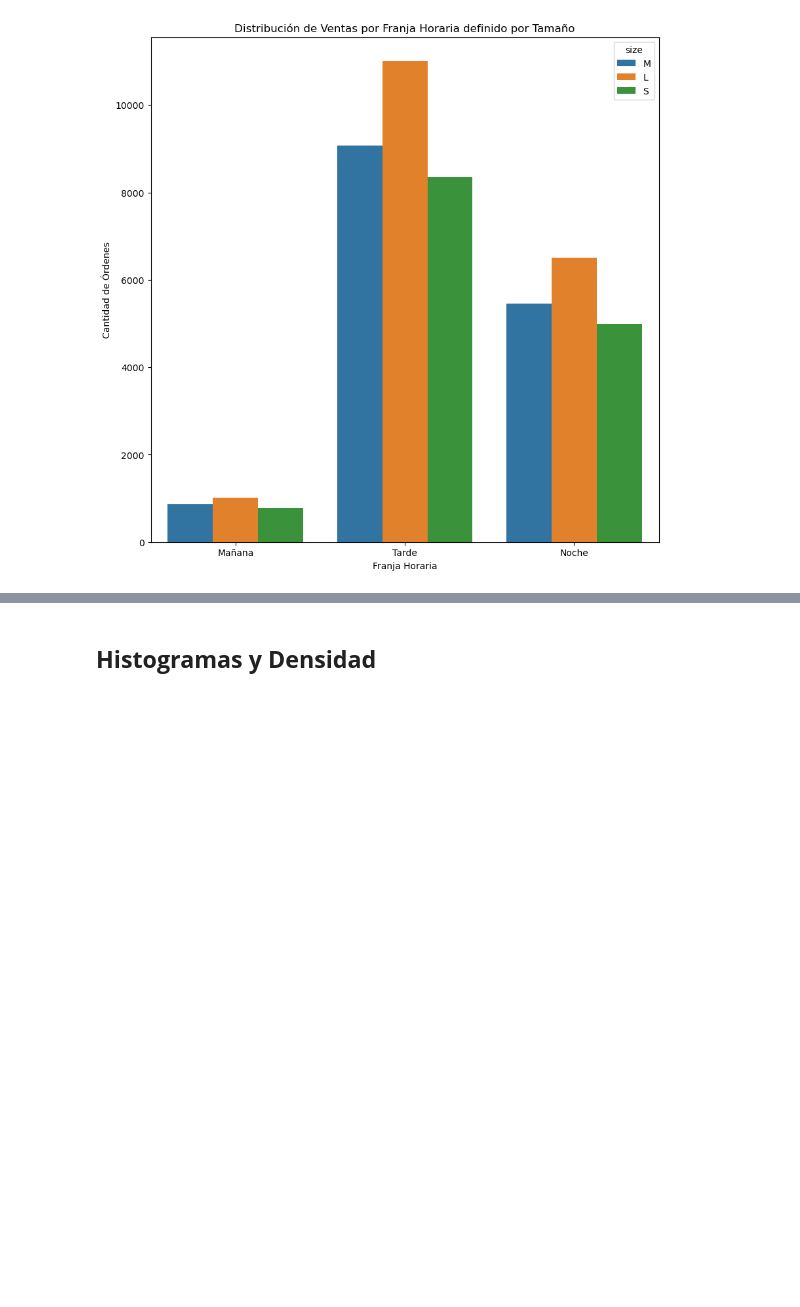
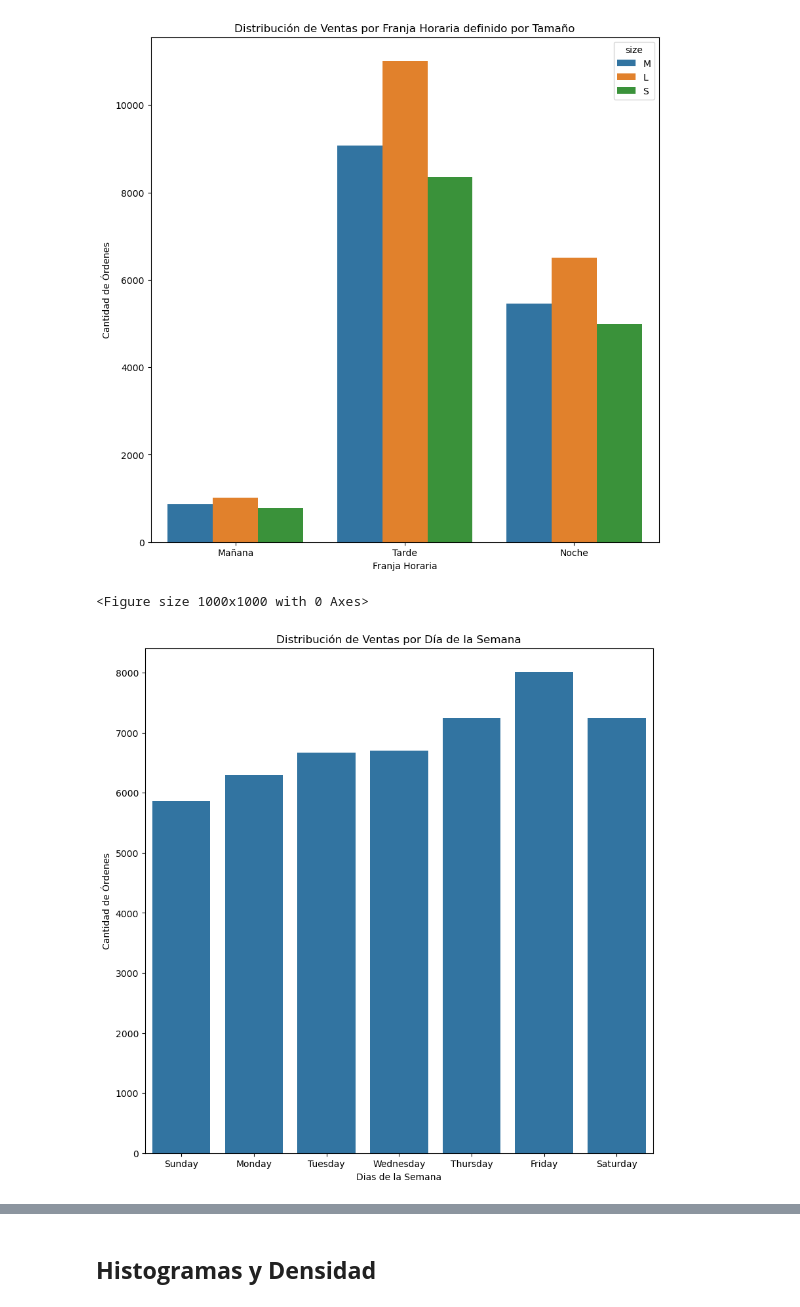
Before and after one commit to facuriccio09/Proyecto_DataScience2, a Jupyter notebook: Proyecto Coderhouse DataScience #2/modelo_template/03_EDA.ipynb, the cells around one changed output, grey strips where cells are left out. Drawn from its saved outputs; the diff is of its cells as text; code cells hidden in the pictures; blank space fills up the shorter version.

```diff
--- a/Proyecto Coderhouse DataScience #2/modelo_template/03_EDA.ipynb
+++ b/Proyecto Coderhouse DataScience #2/modelo_template/03_EDA.ipynb
@@ -250,3 +250,14 @@ plt.ylabel('Cantidad de Órdenes')
 plt.show()
 # %% [output]
 [figure]
+# %%
+plt.figure(figsize=(10, 10))
+plt.figure(figsize=(10, 10))
+sns.countplot(x='day_of_week', data=df_pizzas_filtrado_v2, order=['Sunday', 'Monday', 'Tuesday','Wednesday','Thursday','Friday','Saturday'])
+plt.title('Distribución de Ventas por Día de la Semana')
+plt.xlabel('Dias de la Semana')
+plt.ylabel('Cantidad de Órdenes')
+plt.show()
+# %% [output]
+<Figure size 1000x1000 with 0 Axes>
+[figure, added]
```
Also changed, not shown: parts of 3 cells of this notebook, 1 other file.
